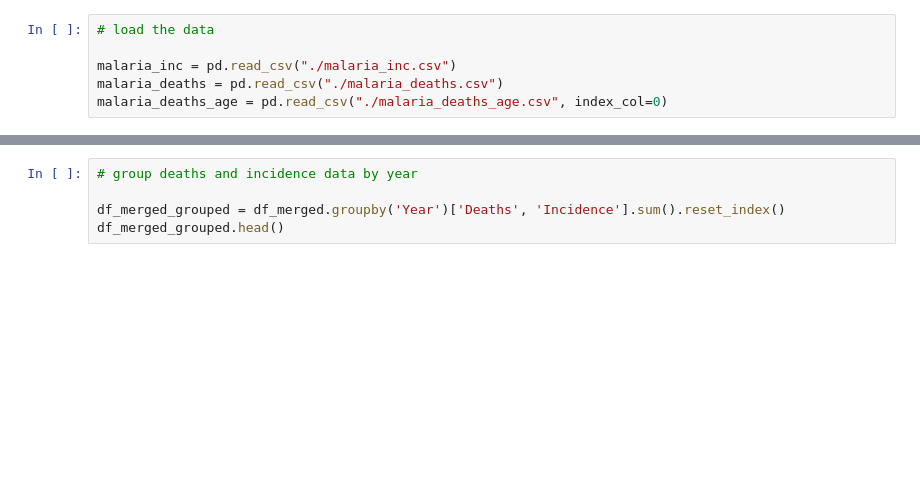
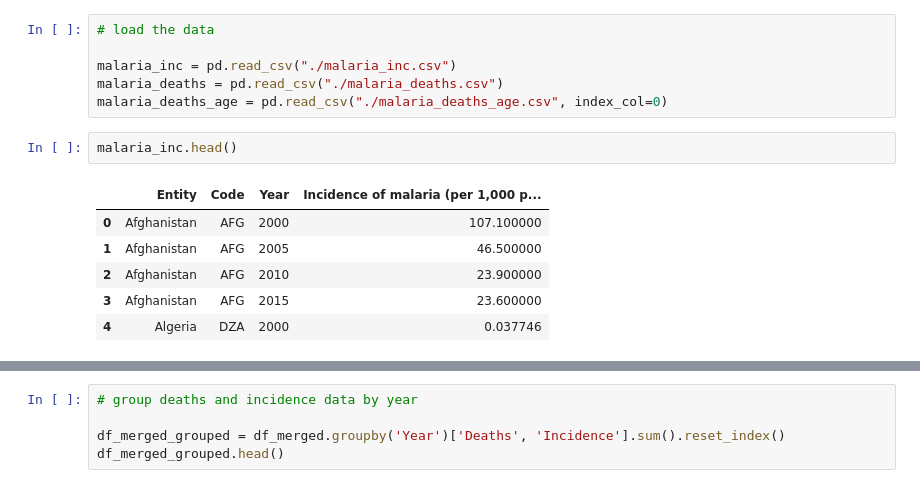
Before and after one commit to jenniesun/biostats-blog, a Jupyter notebook: assignment3.ipynb, the cells around one changed output, grey strips where cells are left out. Drawn from its saved outputs; the diff is of its cells as text; blank space fills up the shorter version.

```diff
--- a/assignment3.ipynb
+++ b/assignment3.ipynb
@@ -25,3 +25,12 @@ warnings.filterwarnings('ignore')
 malaria_inc = pd.read_csv("./malaria_inc.csv")
 malaria_deaths = pd.read_csv("./malaria_deaths.csv")
 malaria_deaths_age = pd.read_csv("./malaria_deaths_age.csv", index_col=0)
+# %%
+malaria_inc.head()
+# %% [output]
+|  | Entity | Code | Year | Incidence of malaria (per 1,000 p... |
+| 0 | Afghanistan | AFG | 2000 | 107.100000 |
+| 1 | Afghanistan | AFG | 2005 | 46.500000 |
+| 2 | Afghanistan | AFG | 2010 | 23.900000 |
+| 3 | Afghanistan | AFG | 2015 | 23.600000 |
+| 4 | Algeria | DZA | 2000 | 0.037746 |
```
Also changed, not shown: parts of 4 cells of this notebook.
